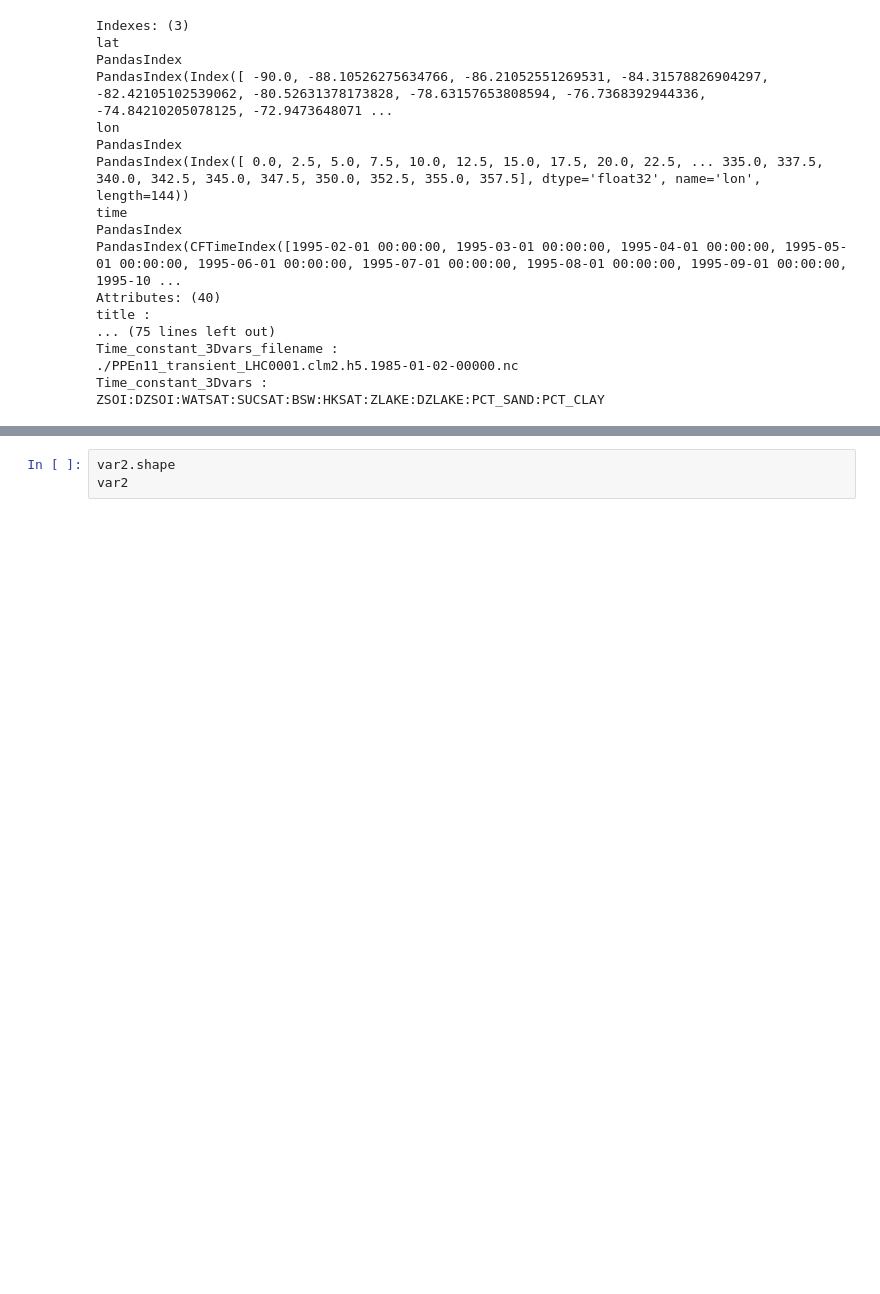
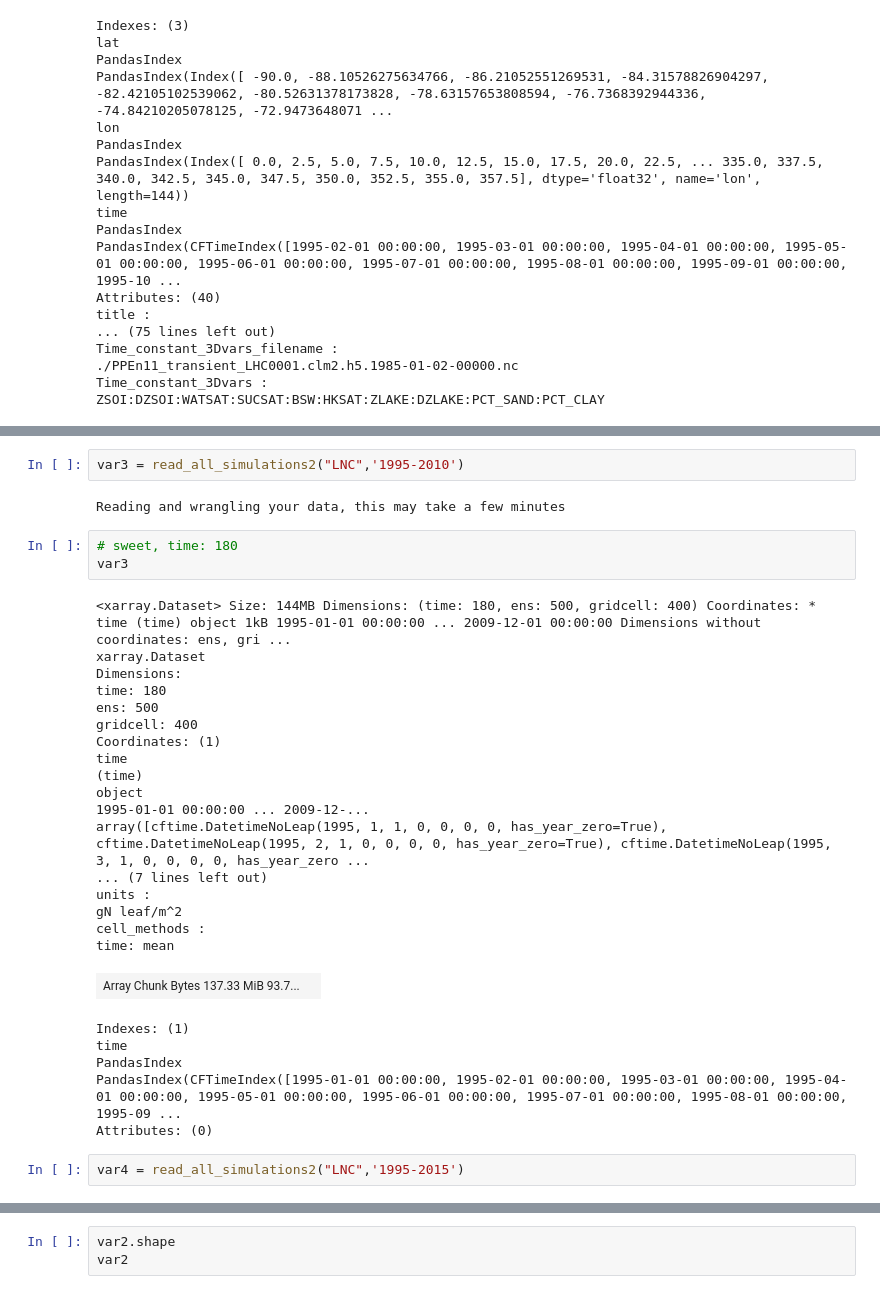
Before and after one commit to GaiaFuture/Prototype, a Jupyter notebook: expanding_var_cluster_timeline.ipynb, the cells around one changed output, grey strips where cells are left out. Drawn from its saved outputs; the diff is of its cells as text; blank space fills up the shorter version.

```diff
--- a/expanding_var_cluster_timeline.ipynb
+++ b/expanding_var_cluster_timeline.ipynb
@@ -101,0 +256,33 @@ ZSOI:DZSOI:WATSAT:SUCSAT:BSW:HKSAT:ZLAKE:DZLAKE:PCT_SAND:PCT_CLAY
+# %%
+var3 = read_all_simulations2("LNC",'1995-2010')
+# %% [output]
+Reading and wrangling your data, this may take a few minutes
+# %%
+# sweet, time: 180
+var3
+# %% [output]
+<xarray.Dataset> Size: 144MB Dimensions: (time: 180, ens: 500, gridcell: 400) Coordinates: * time (time) object 1kB 1995-01-01 00:00:00 ... 2009-12-01 00:00:00 Dimensions without coordinates: ens, gri ...
+xarray.Dataset
+Dimensions:
+time: 180
+ens: 500
+gridcell: 400
+Coordinates: (1)
+time
+(time)
+object
+1995-01-01 00:00:00 ... 2009-12-...
+array([cftime.DatetimeNoLeap(1995, 1, 1, 0, 0, 0, 0, has_year_zero=True), cftime.DatetimeNoLeap(1995, 2, 1, 0, 0, 0, 0, has_year_zero=True), cftime.DatetimeNoLeap(1995, 3, 1, 0, 0, 0, 0, has_year_zero ...
+... (7 lines left out)
+units :
+gN leaf/m^2
+cell_methods :
+time: mean
+| Array Chunk Bytes 137.33 MiB 93.7... |  |
+Indexes: (1)
+time
+PandasIndex
+PandasIndex(CFTimeIndex([1995-01-01 00:00:00, 1995-02-01 00:00:00, 1995-03-01 00:00:00, 1995-04-01 00:00:00, 1995-05-01 00:00:00, 1995-06-01 00:00:00, 1995-07-01 00:00:00, 1995-08-01 00:00:00, 1995-09 ...
+Attributes: (0)
+# %%
+var4 = read_all_simulations2("LNC",'1995-2015')
```
Also changed, not shown: parts of 30 cells of this notebook, 3 other files.
